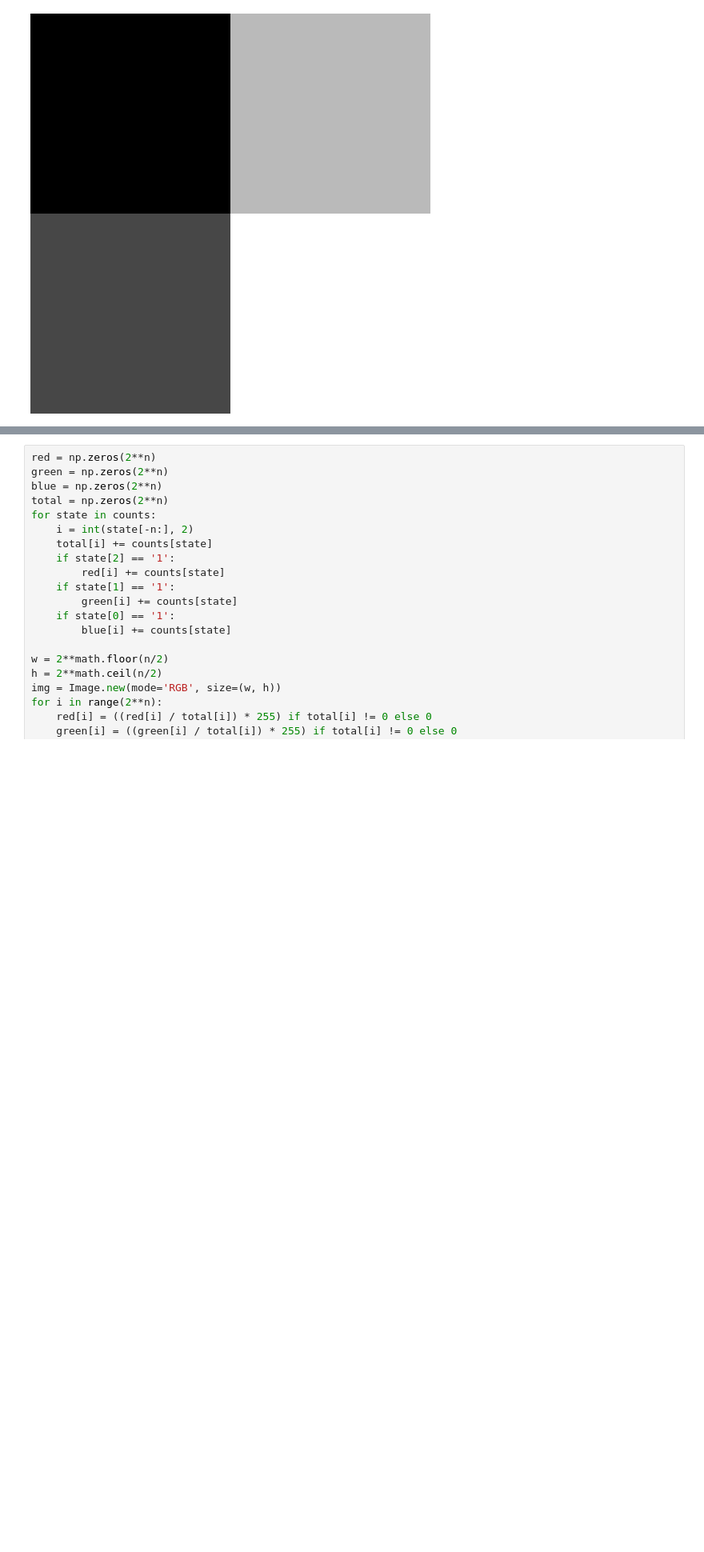
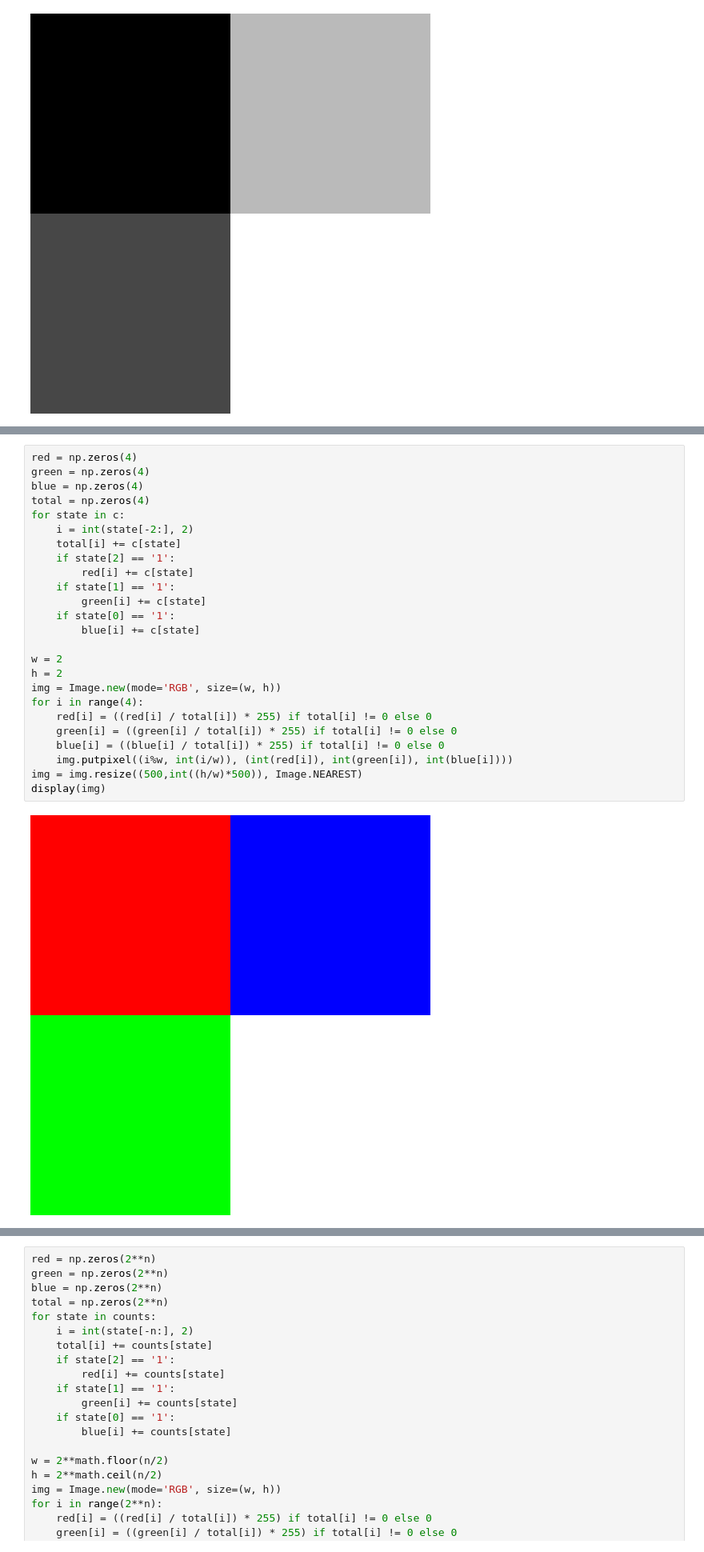
Before and after one commit to mja129/PHYS1470-Final-Project, a Jupyter notebook: notebook.ipynb, the cells around one changed output, grey strips where cells are left out. Shown at 80% size. Drawn from its saved outputs; the diff is of its cells as text; blank space fills up the shorter version.

```diff
--- a/notebook.ipynb
+++ b/notebook.ipynb
@@ -135,3 +219,30 @@ That's great and all but... what about color? Or generalizing to n positional qu
+# %%
+red = np.zeros(4)
+green = np.zeros(4)
+blue = np.zeros(4)
+total = np.zeros(4)
+for state in c:
+    i = int(state[-2:], 2)
+    total[i] += c[state]
+    if state[2] == '1':
+        red[i] += c[state]
+    if state[1] == '1':
+        green[i] += c[state]
+    if state[0] == '1':
+        blue[i] += c[state]
+
+w = 2
+h = 2
+img = Image.new(mode='RGB', size=(w, h))
+for i in range(4):
+    red[i] = ((red[i] / total[i]) * 255) if total[i] != 0 else 0
+    green[i] = ((green[i] / total[i]) * 255) if total[i] != 0 else 0
+    blue[i] = ((blue[i] / total[i]) * 255) if total[i] != 0 else 0
+    img.putpixel((i%w, int(i/w)), (int(red[i]), int(green[i]), int(blue[i])))
+img = img.resize((500,int((h/w)*500)), Image.NEAREST)
+display(img)
+# %% [output]
+[figure, added]
 # %% [markdown]
 # n-positional qubit color image*
 
```
Also changed, not shown: parts of 13 cells of this notebook.
